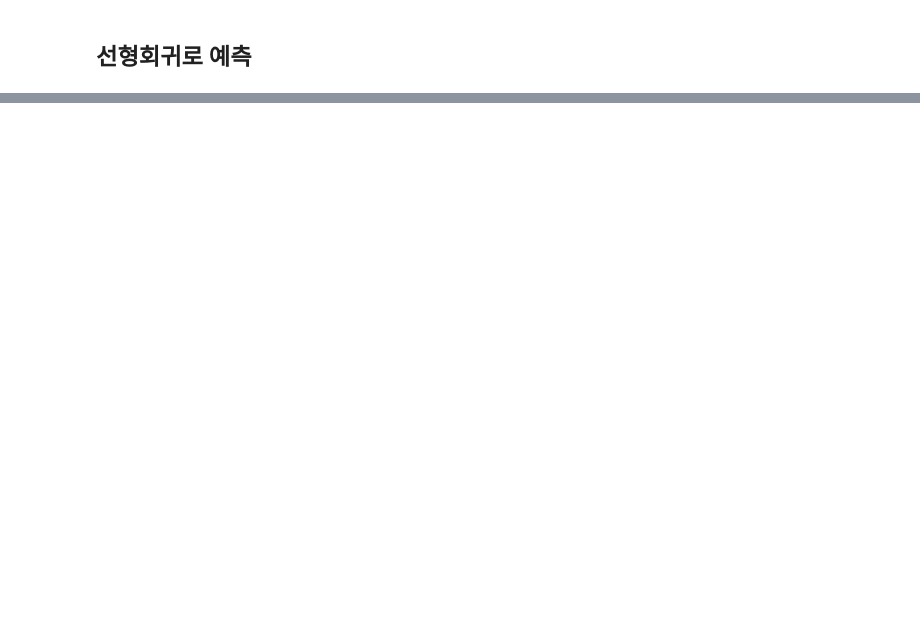
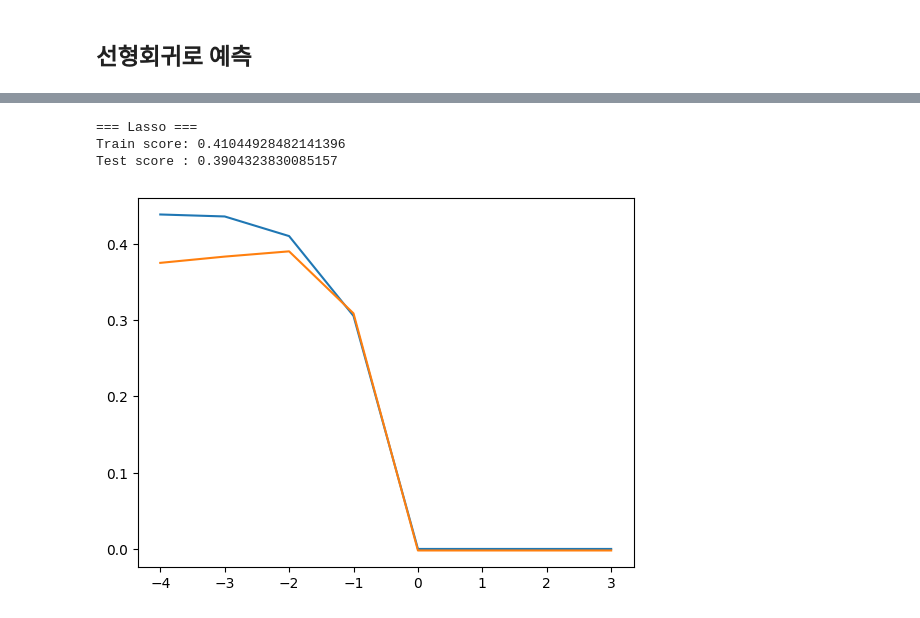
Before and after one commit to krystallinekim/TIL, a Jupyter notebook: Machine_Learning/강의자료/winequality.ipynb, the cells around one changed output, grey strips where cells are left out. Saved outputs shown, nothing was run; the diff lists cells and outputs as text; code cells hidden in the pictures; blank space fills up the shorter version.

```diff
--- a/Machine_Learning/강의자료/winequality.ipynb
+++ b/Machine_Learning/강의자료/winequality.ipynb
@@ -114,0 +139,27 @@ Test score : 0.30284915176641125
+# %%
+from sklearn.linear_model import Lasso
+
+lasso = Lasso(alpha=0.01)
+lasso.fit(X_train_poly, y_train)
+print('=== Lasso ===')
+print('Train score:',lasso.score(X_train_poly, y_train))
+print('Test score :',lasso.score(X_test_poly, y_test))
+
+train_score = []
+test_score = []
+alpha_list = [0.0001, 0.001, 0.01, 0.1, 1, 10, 100, 1000]
+
+for alpha in alpha_list:
+    lasso = Lasso(alpha=alpha)
+    lasso.fit(X_train_poly, y_train)
+    train_score.append(lasso.score(X_train_poly, y_train))
+    test_score.append(lasso.score(X_test_poly, y_test))
+
+plt.plot(np.log10(alpha_list), train_score)
+plt.plot(np.log10(alpha_list), test_score)
+plt.show()
+# %% [output]
+=== Lasso ===
+Train score: 0.41044928482141396
+Test score : 0.3904323830085157
+[figure, added]
```
Also changed, not shown: parts of 17 cells of this notebook.
